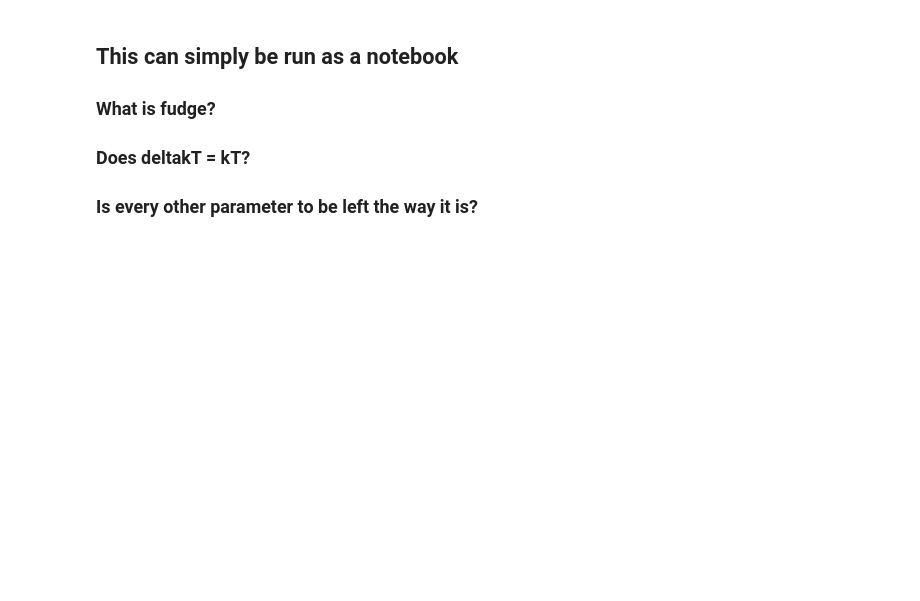
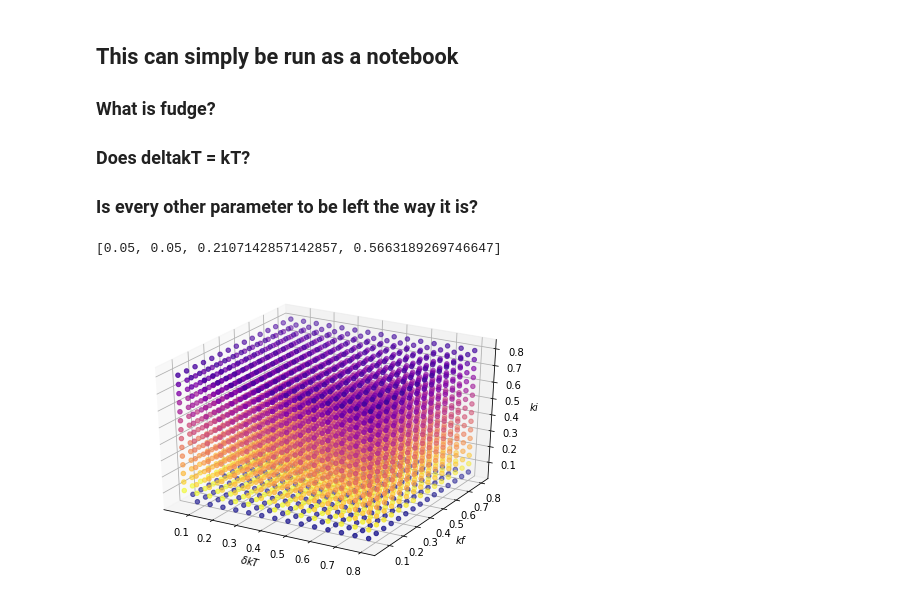
Before and after one commit to prokudin/collinearity, a Jupyter notebook: notebooks/SIDIS_Proximity/HERMES_proximity_plot_Scott.ipynb, the cells around one changed output. Saved outputs shown, nothing was run; the diff lists cells and outputs as text; code cells hidden in the pictures; blank space fills up the shorter version.

```diff
--- a/notebooks/SIDIS_Proximity/HERMES_proximity_plot_Scott.ipynb
+++ b/notebooks/SIDIS_Proximity/HERMES_proximity_plot_Scott.ipynb
@@ -217,0 +226,12 @@ def Proximity(data,domain,p,hadron,fudge):
+# %%
+fig,ax = plt.subplots()
+ax = Axes3D(fig)
+proxDat = pd.DataFrame(proximity,columns = ['ki','kf','deltakT','proximity'])
+proxDat.to_excel('~/GIT/collinearity/notebooks/SIDIS_Proximity/prox_sim_058001.xlsx')
+ax.scatter(proxDat['ki'],proxDat['kf'],proxDat['deltakT'],c = proxDat['proximity'],cmap = "plasma")
+ax.set_zlabel("$ki$")
+ax.set_ylabel("$kf$")
+ax.set_xlabel("$\delta kT$")
+# %% [output]
+[0.05, 0.05, 0.2107142857142857, 0.5663189269746647]
+[figure, added]
```
Also changed, not shown: parts of 11 cells of this notebook.
